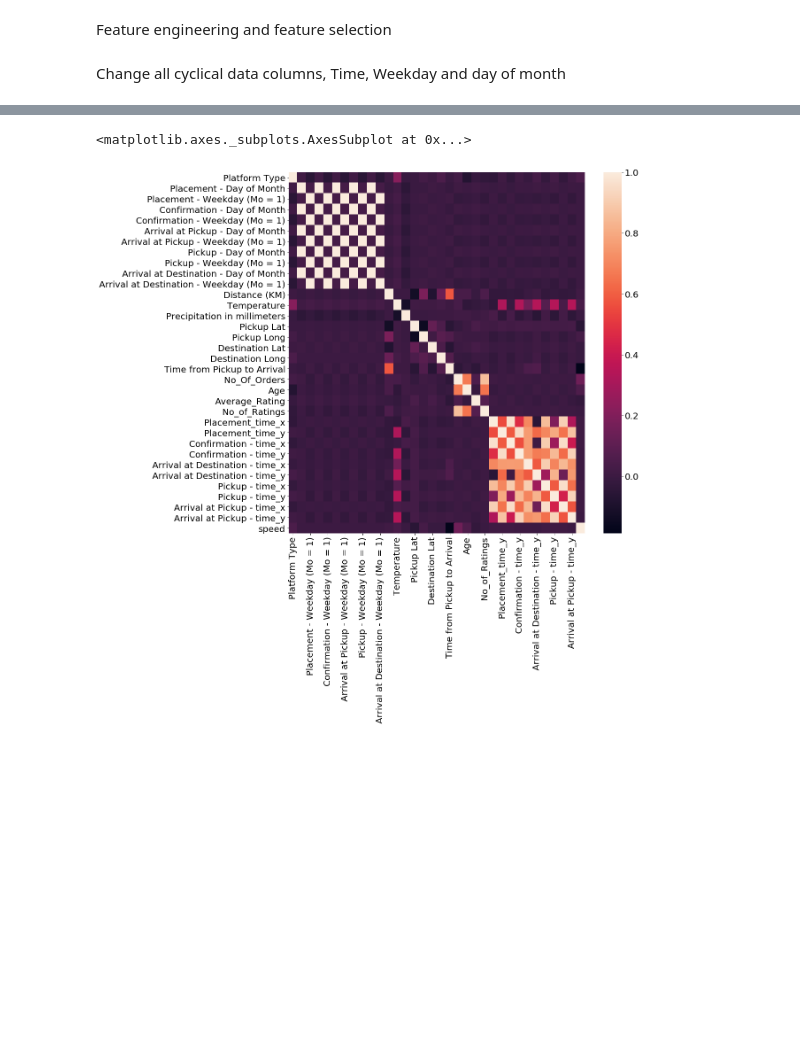
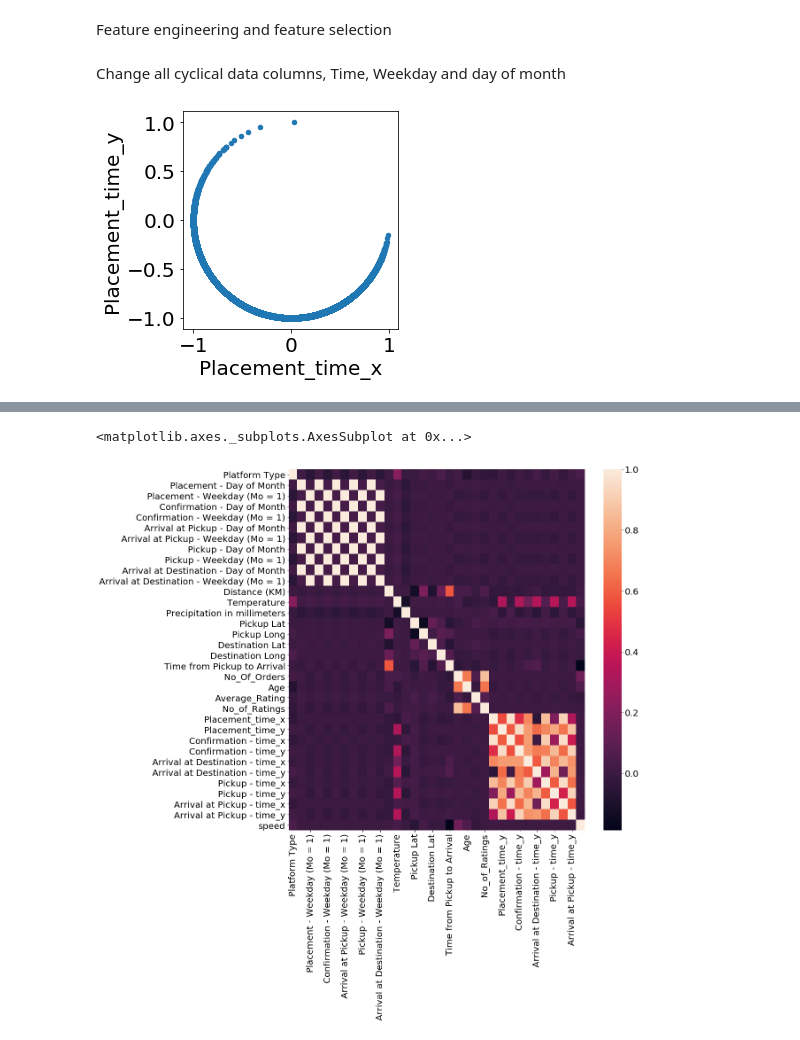
Before and after one commit to Valaska/Team_3_JHB, a Jupyter notebook: Regression_Model_Notebook.ipynb, the cells around one changed output, grey strips where cells are left out. Drawn from its saved outputs; the diff is of its cells as text; code cells hidden in the pictures; blank space fills up the shorter version.

```diff
--- a/Regression_Model_Notebook.ipynb
+++ b/Regression_Model_Notebook.ipynb
@@ -363,6 +358,10 @@ test_data['Pickup - time_y']=np.cos(2.*np.pi*test_data['Pickup - Time']/24.)
 # %%
 train_data.drop(['Placement - Time', 'Confirmation - Time', 'Arrival at Destination - Time', 'Pickup - Time', 'Arrival at Pickup - Time'], axis=1, inplace=True)
 test_data.drop(['Arrival at Pickup - Time', 'Placement - Time', 'Confirmation - Time', 'Pickup - Time'], axis=1, inplace=True)
+# %%
+train_data.plot.scatter('Placement_time_x', 'Placement_time_y').set_aspect('equal');
+# %% [output]
+[figure, added]
 # %%
 #create feature speed
 train_data['speed'] = train_data['Distance (KM)'] / train_data['Time from Pickup to Arrival']
```
Also changed, not shown: parts of 1 cell of this notebook.
